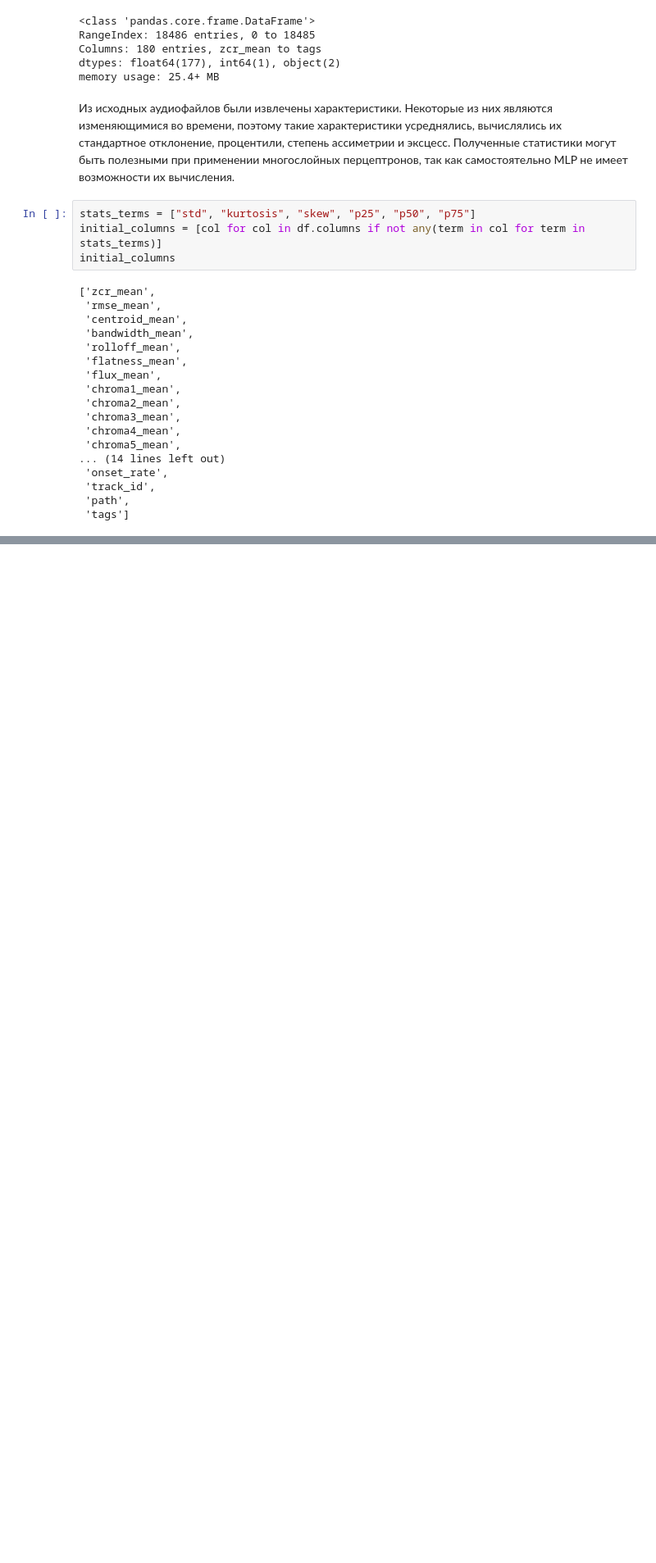
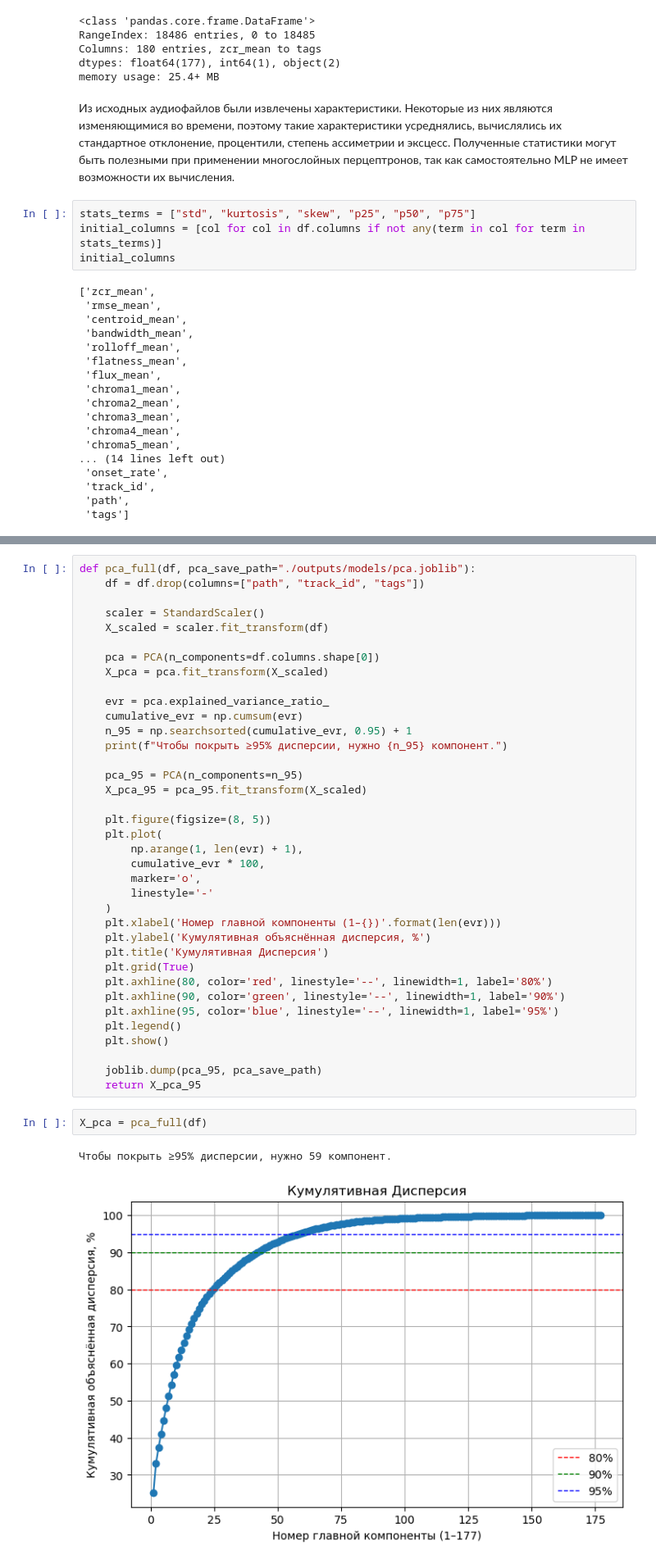
Before and after one commit to nikarpoff/music-sentiment-analysis, a Jupyter notebook: training/data.ipynb, the cells around one changed output, grey strips where cells are left out. Shown at 82% size. Drawn from its saved outputs; the diff is of its cells as text; blank space fills up the shorter version.

Commit message:
feat: add audio features analysis model

```diff
--- a/training/data.ipynb
+++ b/training/data.ipynb
@@ -273,0 +287,42 @@ initial_columns
+# %%
+def pca_full(df, pca_save_path="./outputs/models/pca.joblib"):
+    df = df.drop(columns=["path", "track_id", "tags"])
+
+    scaler = StandardScaler()
+    X_scaled = scaler.fit_transform(df)
+
+    pca = PCA(n_components=df.columns.shape[0])
+    X_pca = pca.fit_transform(X_scaled)
+
+    evr = pca.explained_variance_ratio_
+    cumulative_evr = np.cumsum(evr)
+    n_95 = np.searchsorted(cumulative_evr, 0.95) + 1
+    print(f"Чтобы покрыть ≥95% дисперсии, нужно {n_95} компонент.")
+
+    pca_95 = PCA(n_components=n_95)
+    X_pca_95 = pca_95.fit_transform(X_scaled)
+
+    plt.figure(figsize=(8, 5))
+    plt.plot(
+        np.arange(1, len(evr) + 1),
+        cumulative_evr * 100,
+        marker='o',
+        linestyle='-'
+    )
+    plt.xlabel('Номер главной компоненты (1–{})'.format(len(evr)))
+    plt.ylabel('Кумулятивная объяснённая дисперсия, %')
+    plt.title('Кумулятивная Дисперсия')
+    plt.grid(True)
+    plt.axhline(80, color='red', linestyle='--', linewidth=1, label='80%')
+    plt.axhline(90, color='green', linestyle='--', linewidth=1, label='90%')
+    plt.axhline(95, color='blue', linestyle='--', linewidth=1, label='95%')
+    plt.legend()
+    plt.show()
+
+    joblib.dump(pca_95, pca_save_path)
+    return X_pca_95
+# %%
+X_pca = pca_full(df)
+# %% [output]
+Чтобы покрыть ≥95% дисперсии, нужно 59 компонент.
+[figure, added]
```
Also changed, not shown: parts of 18 cells of this notebook, 8 other files.
